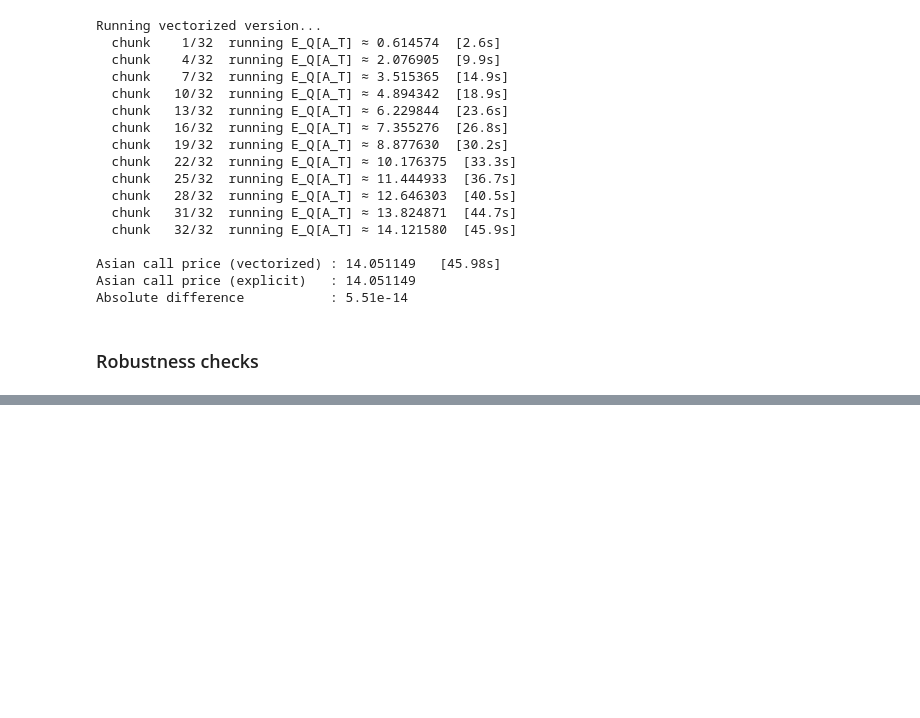
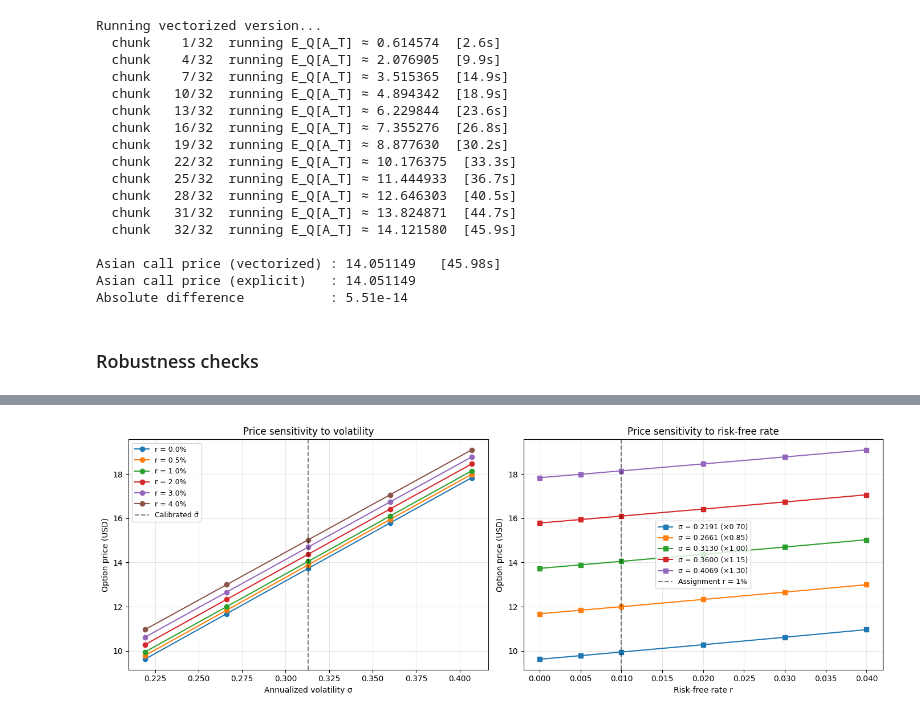
Before and after one commit to Teva-Janura/Stochastic_methods_in_Finance, a Jupyter notebook: main_code_V0.ipynb, the cells around one changed output, grey strips where cells are left out. Drawn from its saved outputs; the diff is of its cells as text; code cells hidden in the pictures; blank space fills up the shorter version.

Commit message:
Implemented robustness checks

```diff
--- a/main_code_V0.ipynb
+++ b/main_code_V0.ipynb
@@ -373,0 +400,13 @@ Absolute difference           : 5.51e-14
+# %%
+# Run the grid
+results = np.zeros((len(sigma_grid), len(r_grid)))
+
+t_total = time.time()
+for i, s in enumerate(sigma_grid):
+    for j, rate in enumerate(r_grid):
+        t0 = time.time()
+        results[i, j] = price_robust(S0, s, rate, T, n)
+        print(f"  σ={s:.4f} (×{sigma_multipliers[i]:.2f}), r={rate:.3f}: "
+              f"price = {results[i,j]:7.4f}   [{time.time()-t0:.1f}s]")
+
+print(f"\nTotal grid runtime: {(time.time()-t_total)/60:.1f} min")
@@ -373,0 +453,31 @@ Absolute difference           : 5.51e-14
+# %%
+# Plot the results
+fig, (ax1, ax2) = plt.subplots(1, 2, figsize=(14, 5))
+
+# Left panel: price vs sigma, one line per r
+for j, rate in enumerate(r_grid):
+    ax1.plot(sigma_grid, results[:, j],
+             marker="o", label=f"r = {rate:.1%}")
+ax1.axvline(sigma, color="black", ls="--", alpha=0.5, label="Calibrated σ̂")
+ax1.set_xlabel("Annualized volatility σ")
+ax1.set_ylabel("Option price (USD)")
+ax1.set_title("Price sensitivity to volatility")
+ax1.legend(fontsize=9)
+ax1.grid(alpha=0.3)
+
+# Right panel: price vs r, one line per sigma
+for i, s in enumerate(sigma_grid):
+    ax2.plot(r_grid, results[i, :],
+             marker="s", label=f"σ = {s:.4f} (×{sigma_multipliers[i]:.2f})")
+ax2.axvline(0.01, color="black", ls="--", alpha=0.5, label="Assignment r = 1%")
+ax2.set_xlabel("Risk-free rate r")
+ax2.set_ylabel("Option price (USD)")
+ax2.set_title("Price sensitivity to risk-free rate")
+ax2.legend(fontsize=9)
+ax2.grid(alpha=0.3)
+
+plt.tight_layout()
+plt.savefig("figures/robustness_check.png", dpi=150, bbox_inches="tight")
+plt.show()
+# %% [output]
+[figure, added]
```
Also changed, not shown: parts of 3 cells of this notebook, 2 other files.
